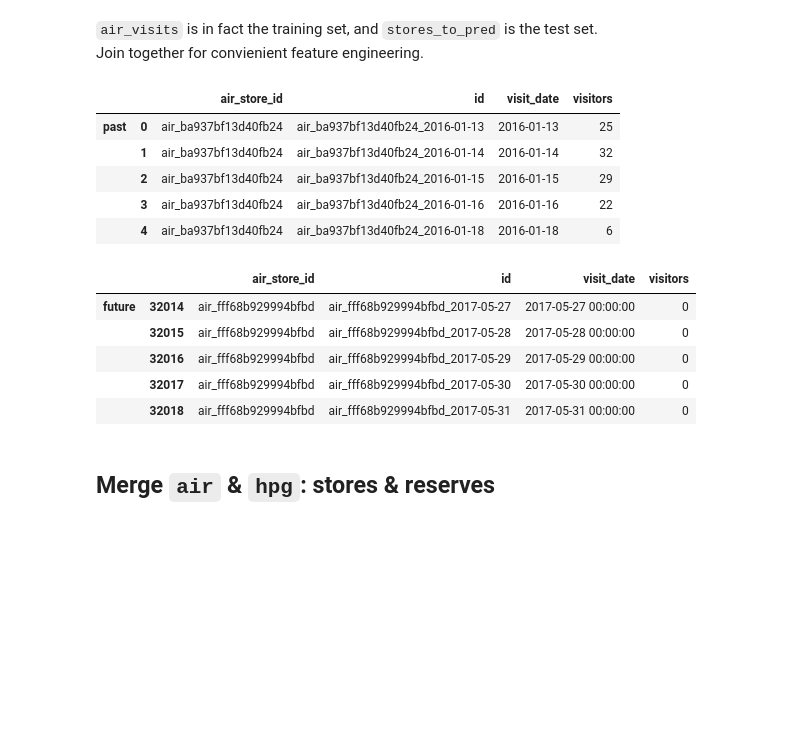
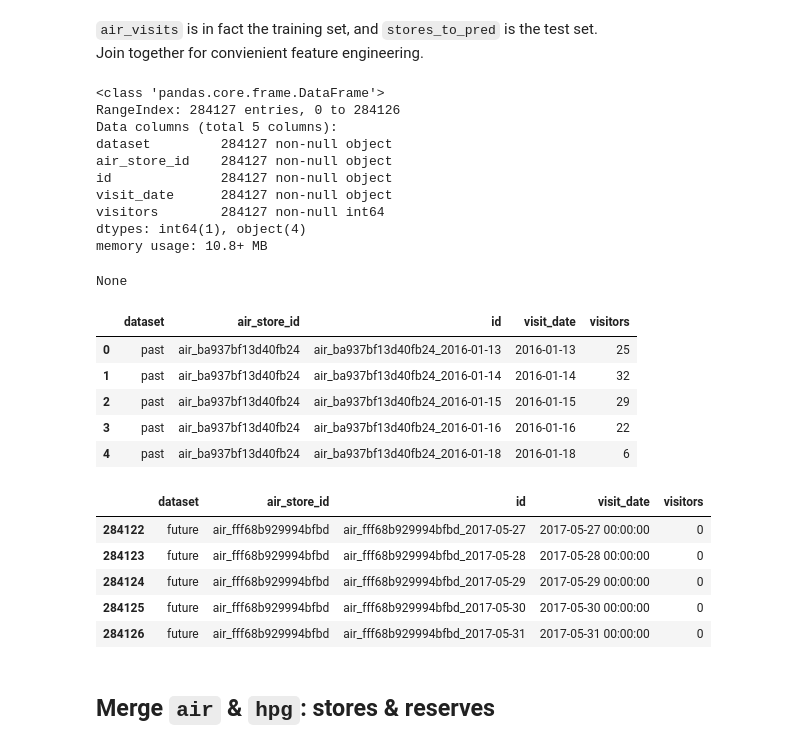
Before and after one commit to ligz08/Kaggle-Recruit-Restaurant-Visitor-Forecasting, a Jupyter notebook: Explore Data.ipynb, the cells around one changed output. Drawn from its saved outputs; the diff is of its cells as text; code cells hidden in the pictures; blank space fills up the shorter version.

```diff
--- a/Explore Data.ipynb
+++ b/Explore Data.ipynb
@@ -197,23 +197,38 @@ Join together for convienient feature engineering.
 # %%
 air_visits['id'] = air_visits['air_store_id'].str.cat(air_visits['visit_date'].astype(str), sep='_')
 # %%
-full = pd.concat([air_visits, stores_to_pred], axis=0, keys=['past','future'])
+full = pd.concat([air_visits, stores_to_pred],
+                 axis=0, keys=['past','future'], names=['dataset'])\
+        .reset_index(level='dataset')\
+        .reset_index(drop=True)
 # %%
+display(full.info())
 display(full.head())
 display(full.tail())
 # %% [output]
+<class 'pandas.core.frame.DataFrame'>
+RangeIndex: 284127 entries, 0 to 284126
+Data columns (total 5 columns):
+dataset         284127 non-null object
+air_store_id    284127 non-null object
+id              284127 non-null object
+visit_date      284127 non-null object
+visitors        284127 non-null int64
+dtypes: int64(1), object(4)
+memory usage: 10.8+ MB
+None
-|  |  | air_store_id | id | visit_date | visitors |
-| past | 0 | air_ba937bf13d40fb24 | air_ba937bf13d40fb24_2016-01-13 | 2016-01-13 | 25 |
-|  | 1 | air_ba937bf13d40fb24 | air_ba937bf13d40fb24_2016-01-14 | 2016-01-14 | 32 |
-|  | 2 | air_ba937bf13d40fb24 | air_ba937bf13d40fb24_2016-01-15 | 2016-01-15 | 29 |
-|  | 3 | air_ba937bf13d40fb24 | air_ba937bf13d40fb24_2016-01-16 | 2016-01-16 | 22 |
-|  | 4 | air_ba937bf13d40fb24 | air_ba937bf13d40fb24_2016-01-18 | 2016-01-18 | 6 |
+|  | dataset | air_store_id | id | visit_date | visitors |
+| 0 | past | air_ba937bf13d40fb24 | air_ba937bf13d40fb24_2016-01-13 | 2016-01-13 | 25 |
+| 1 | past | air_ba937bf13d40fb24 | air_ba937bf13d40fb24_2016-01-14 | 2016-01-14 | 32 |
+| 2 | past | air_ba937bf13d40fb24 | air_ba937bf13d40fb24_2016-01-15 | 2016-01-15 | 29 |
+| 3 | past | air_ba937bf13d40fb24 | air_ba937bf13d40fb24_2016-01-16 | 2016-01-16 | 22 |
+| 4 | past | air_ba937bf13d40fb24 | air_ba937bf13d40fb24_2016-01-18 | 2016-01-18 | 6 |
-|  |  | air_store_id | id | visit_date | visitors |
-| future | 32014 | air_fff68b929994bfbd | air_fff68b929994bfbd_2017-05-27 | 2017-05-27 00:00:00 | 0 |
-|  | 32015 | air_fff68b929994bfbd | air_fff68b929994bfbd_2017-05-28 | 2017-05-28 00:00:00 | 0 |
-|  | 32016 | air_fff68b929994bfbd | air_fff68b929994bfbd_2017-05-29 | 2017-05-29 00:00:00 | 0 |
-|  | 32017 | air_fff68b929994bfbd | air_fff68b929994bfbd_2017-05-30 | 2017-05-30 00:00:00 | 0 |
-|  | 32018 | air_fff68b929994bfbd | air_fff68b929994bfbd_2017-05-31 | 2017-05-31 00:00:00 | 0 |
+|  | dataset | air_store_id | id | visit_date | visitors |
+| 284122 | future | air_fff68b929994bfbd | air_fff68b929994bfbd_2017-05-27 | 2017-05-27 00:00:00 | 0 |
+| 284123 | future | air_fff68b929994bfbd | air_fff68b929994bfbd_2017-05-28 | 2017-05-28 00:00:00 | 0 |
+| 284124 | future | air_fff68b929994bfbd | air_fff68b929994bfbd_2017-05-29 | 2017-05-29 00:00:00 | 0 |
+| 284125 | future | air_fff68b929994bfbd | air_fff68b929994bfbd_2017-05-30 | 2017-05-30 00:00:00 | 0 |
+| 284126 | future | air_fff68b929994bfbd | air_fff68b929994bfbd_2017-05-31 | 2017-05-31 00:00:00 | 0 |
 # %%
 import os
 if not os.path.exists('scratch'): os.mkdir('scratch')
```
Also changed, not shown: parts of 1 cell of this notebook, 2 other files.
